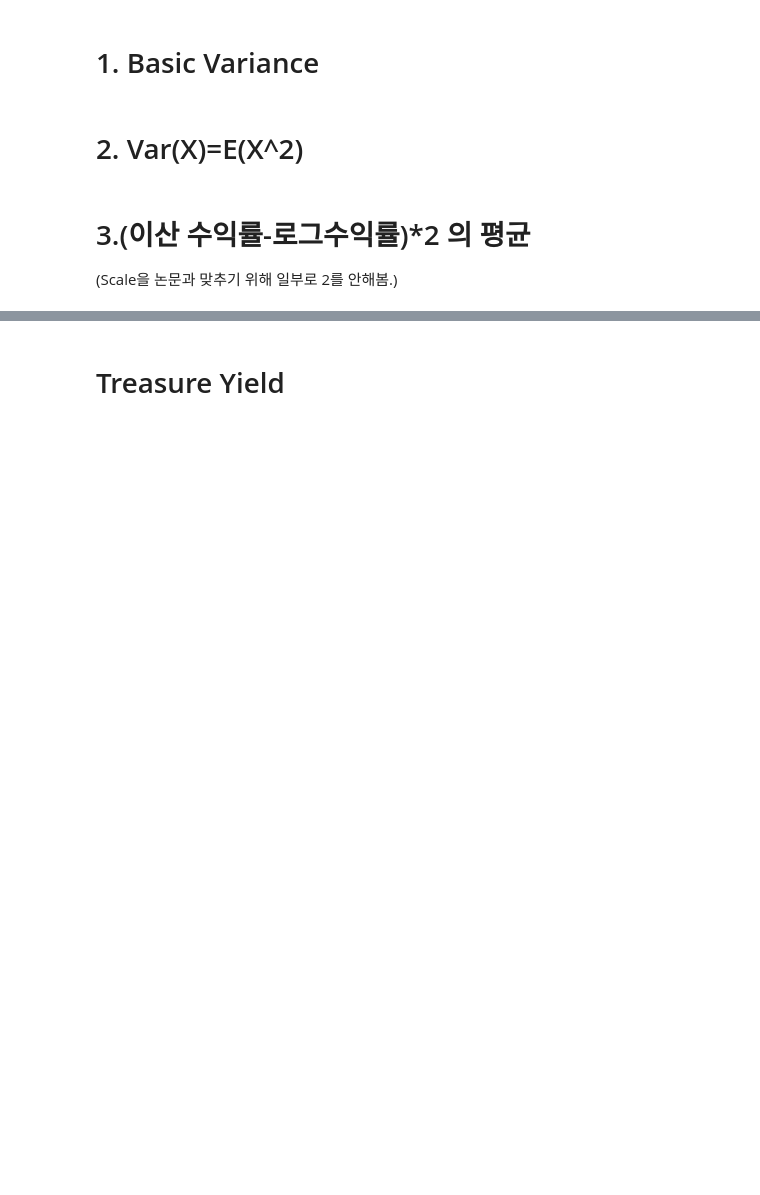
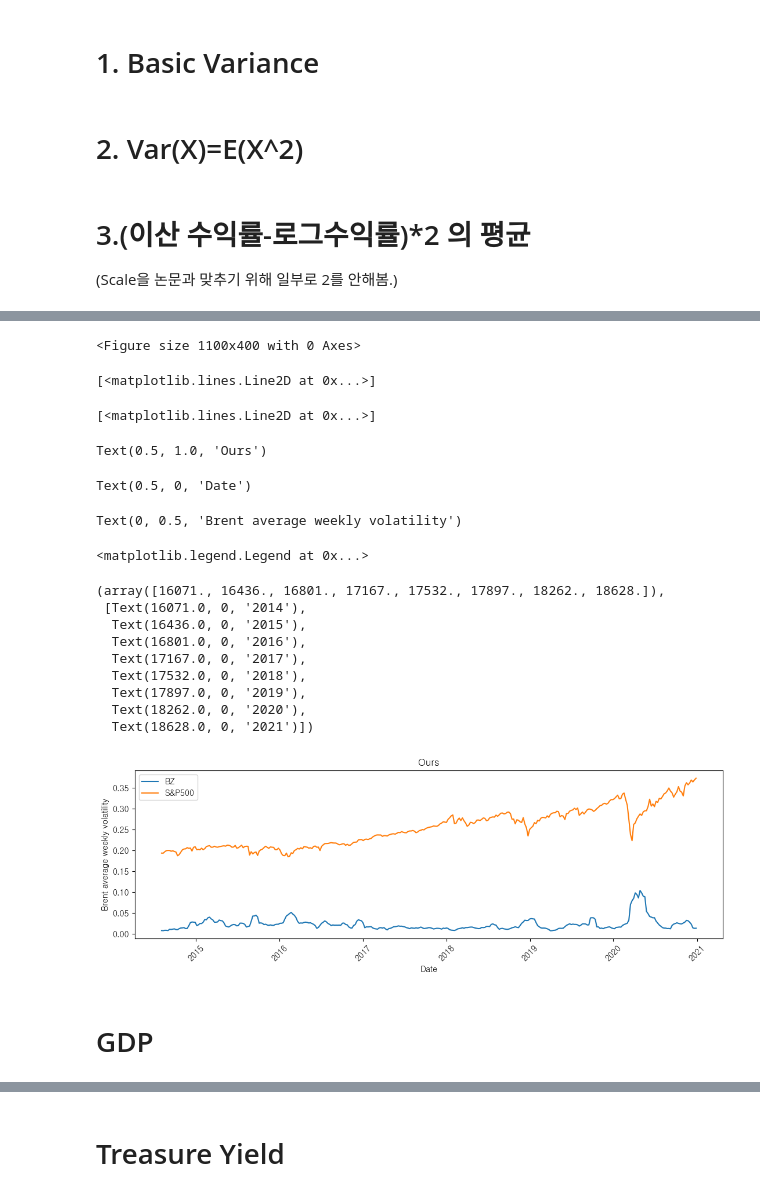
Before and after one commit to kimjuhwan1234/Volatility_Forecasting, a Jupyter notebook: preprocessing.ipynb, the cells around one changed output, grey strips where cells are left out. Cells and saved outputs as stored; diff of their text form; code cells hidden in the pictures; blank space fills up the shorter version.

```diff
--- a/preprocessing.ipynb
+++ b/preprocessing.ipynb
@@ -193,0 +202,34 @@ DJ = yf.download('^DJI', start='1986-01-01')
+# %%
+SP_idx = SP_idx['Adj Close'].resample('W-MON').last()
+SP_idx.name = 'S&P500'
+# %%
+plt.figure(figsize=(11, 4))
+plt.plot(BZ_vol.loc['2014-08-01':'2020-12-31'], label='BZ')
+plt.plot(SP_idx.loc['2014-08-01':'2020-12-31'] / 10000, label='S&P500')
+plt.title('Ours')
+plt.xlabel('Date')
+plt.ylabel('Brent average weekly volatility')
+plt.legend()
+plt.xticks(rotation=45)
+plt.tight_layout()
+plt.show()
+# %% [output]
+<Figure size 1100x400 with 0 Axes>
+[<matplotlib.lines.Line2D at 0x...>]
+[<matplotlib.lines.Line2D at 0x...>]
+Text(0.5, 1.0, 'Ours')
+Text(0.5, 0, 'Date')
+Text(0, 0.5, 'Brent average weekly volatility')
+<matplotlib.legend.Legend at 0x...>
+(array([16071., 16436., 16801., 17167., 17532., 17897., 18262., 18628.]),
+ [Text(16071.0, 0, '2014'),
+  Text(16436.0, 0, '2015'),
+  Text(16801.0, 0, '2016'),
+  Text(17167.0, 0, '2017'),
+  Text(17532.0, 0, '2018'),
+  Text(17897.0, 0, '2019'),
+  Text(18262.0, 0, '2020'),
+  Text(18628.0, 0, '2021')])
+[figure, added]
+# %% [markdown]
+# GDP
```
Also changed, not shown: parts of 69 cells of this notebook, 26 other files.
